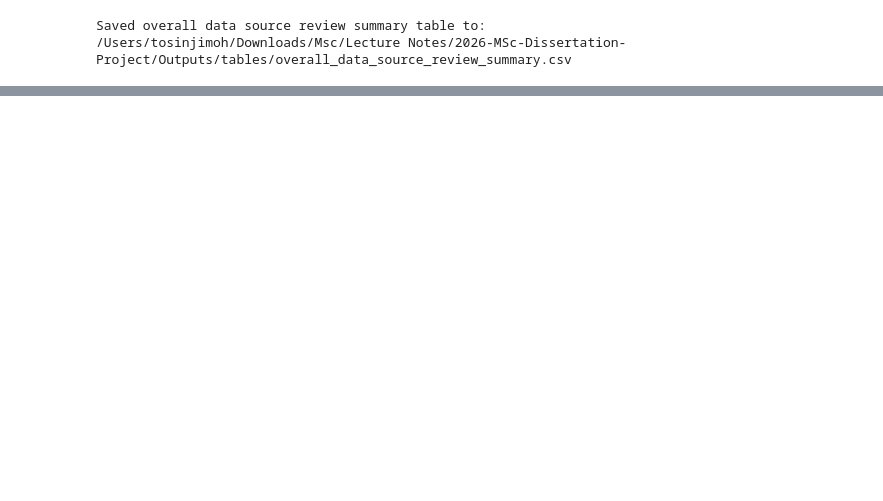
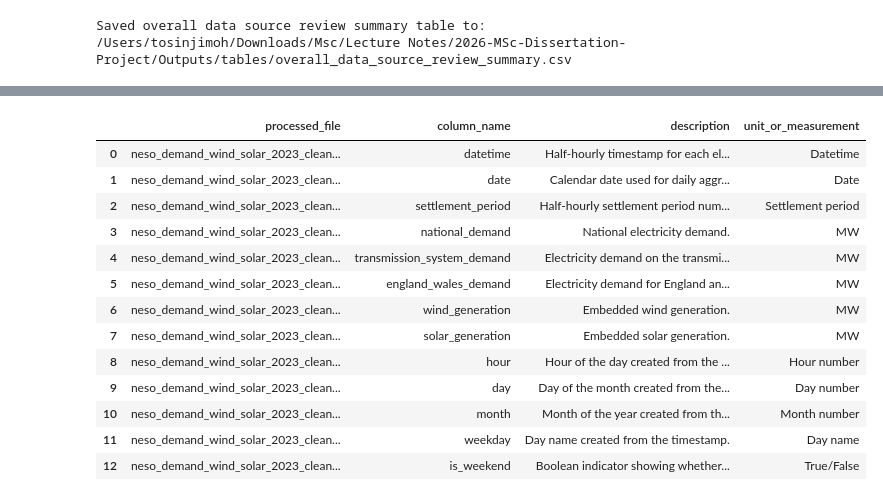
Before and after one commit to Oluwatosin-jimoh/2026-MSc-Dissertation-Project, a Jupyter notebook: Notebooks/01_data_source_review.ipynb, the cells around one changed output, grey strips where cells are left out. Drawn from its saved outputs; the diff is of its cells as text; code cells hidden in the pictures; blank space fills up the shorter version.

```diff
--- a/Notebooks/01_data_source_review.ipynb
+++ b/Notebooks/01_data_source_review.ipynb
@@ -1512,0 +1523,92 @@ Saved overall data source review summary table to:
+# %%
+# Create a data dictionary for the processed NESO dataset
+
+neso_data_dictionary = pd.DataFrame([
+    {
+        "column_name": "datetime",
+        "description": "Half-hourly timestamp for each electricity system observation.",
+        "unit_or_measurement": "Datetime"
+    },
+    {
+        "column_name": "date",
+        "description": "Calendar date used for daily aggregation and merging with daily datasets.",
+        "unit_or_measurement": "Date"
+    },
+    {
+        "column_name": "settlement_period",
+        "description": "Half-hourly settlement period number within each day.",
+        "unit_or_measurement": "Settlement period"
+    },
+    {
+        "column_name": "national_demand",
+        "description": "National electricity demand.",
+        "unit_or_measurement": "MW"
+    },
+    {
+        "column_name": "transmission_system_demand",
+        "description": "Electricity demand on the transmission system.",
+        "unit_or_measurement": "MW"
+    },
+    {
+        "column_name": "england_wales_demand",
+        "description": "Electricity demand for England and Wales.",
+        "unit_or_measurement": "MW"
+    },
+    {
+        "column_name": "wind_generation",
+        "description": "Embedded wind generation.",
+        "unit_or_measurement": "MW"
+    },
+    {
+        "column_name": "solar_generation",
+        "description": "Embedded solar generation.",
+        "unit_or_measurement": "MW"
+    },
+    {
+        "column_name": "hour",
+        "description": "Hour of the day created from the timestamp.",
+        "unit_or_measurement": "Hour number"
+    },
+    {
+        "column_name": "day",
+        "description": "Day of the month created from the timestamp.",
+        "unit_or_measurement": "Day number"
+    },
+    {
+        "column_name": "month",
+        "description": "Month of the year created from the timestamp.",
+        "unit_or_measurement": "Month number"
+    },
+    {
+        "column_name": "weekday",
+        "description": "Day name created from the timestamp.",
+        "unit_or_measurement": "Day name"
+    },
+    {
+        "column_name": "is_weekend",
+        "description": "Boolean indicator showing whether the observation falls on a weekend.",
+        "unit_or_measurement": "True/False"
+    }
+])
+
+# Add processed file name if it does not already exist
+
+if "processed_file" not in neso_data_dictionary.columns:
+    neso_data_dictionary.insert(0, "processed_file", "neso_demand_wind_solar_2023_clean.csv")
+
+neso_data_dictionary
+# %% [output]
+|  | processed_file | column_name | description | unit_or_measurement |
+| 0 | neso_demand_wind_solar_2023_clean... | datetime | Half-hourly timestamp for each el... | Datetime |
+| 1 | neso_demand_wind_solar_2023_clean... | date | Calendar date used for daily aggr... | Date |
+| 2 | neso_demand_wind_solar_2023_clean... | settlement_period | Half-hourly settlement period num... | Settlement period |
+| 3 | neso_demand_wind_solar_2023_clean... | national_demand | National electricity demand. | MW |
+| 4 | neso_demand_wind_solar_2023_clean... | transmission_system_demand | Electricity demand on the transmi... | MW |
+| 5 | neso_demand_wind_solar_2023_clean... | england_wales_demand | Electricity demand for England an... | MW |
+| 6 | neso_demand_wind_solar_2023_clean... | wind_generation | Embedded wind generation. | MW |
+| 7 | neso_demand_wind_solar_2023_clean... | solar_generation | Embedded solar generation. | MW |
+| 8 | neso_demand_wind_solar_2023_clean... | hour | Hour of the day created from the ... | Hour number |
+| 9 | neso_demand_wind_solar_2023_clean... | day | Day of the month created from the... | Day number |
+| 10 | neso_demand_wind_solar_2023_clean... | month | Month of the year created from th... | Month number |
+| 11 | neso_demand_wind_solar_2023_clean... | weekday | Day name created from the timestamp. | Day name |
+| 12 | neso_demand_wind_solar_2023_clean... | is_weekend | Boolean indicator showing whether... | True/False |
```
Also changed, not shown: parts of 10 cells of this notebook.
